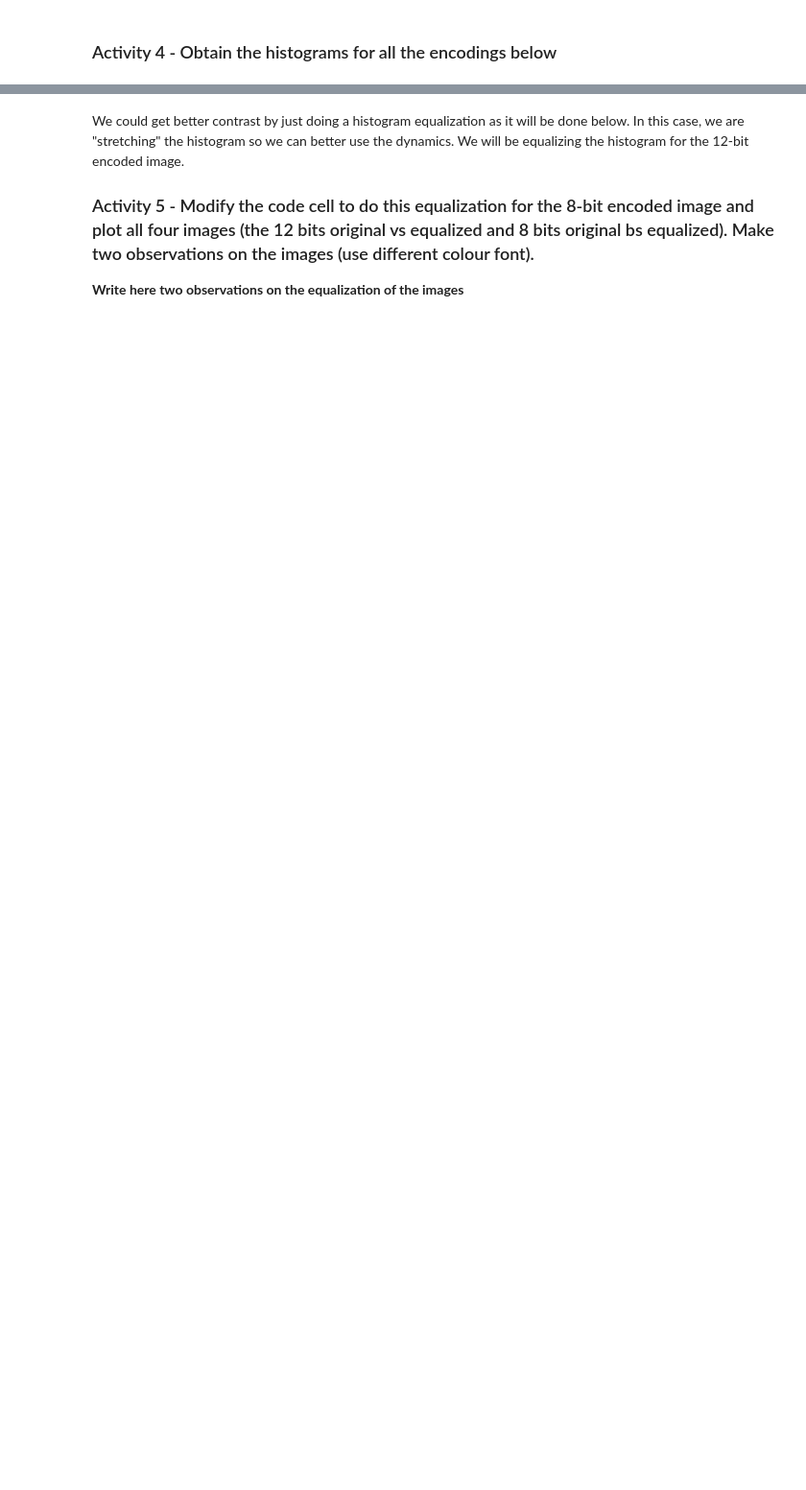
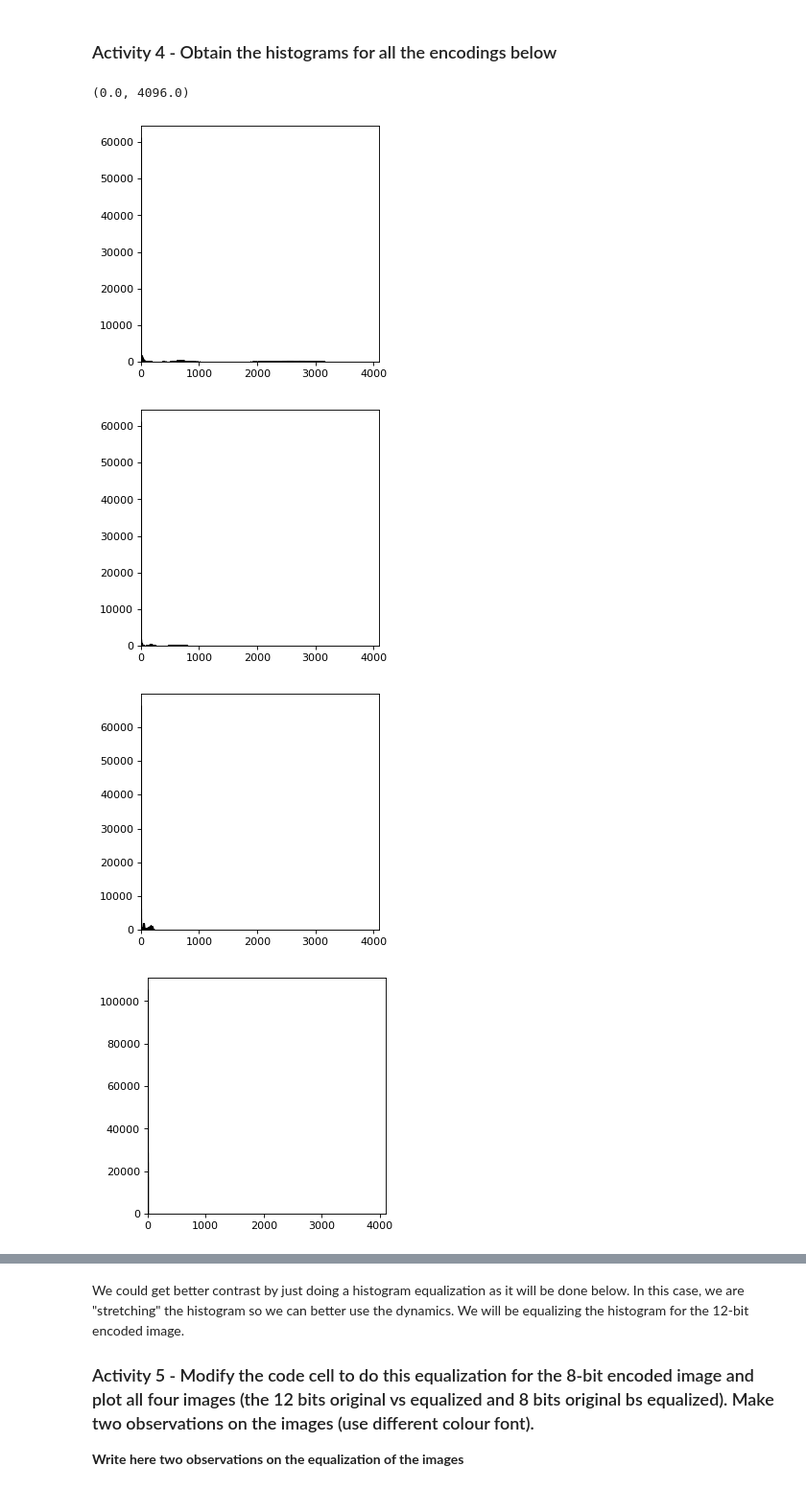
Before and after one commit to Lucas-Ion/Biomedical-Imaging-With-Machine-Learning, a Jupyter notebook: BMEN509-Assignments-main/N2-DICOMImageRendering.ipynb, the cells around one changed output, grey strips where cells are left out. Shown at 96% size. Saved outputs shown, nothing was run; the diff lists cells and outputs as text; code cells hidden in the pictures; blank space fills up the shorter version.

```diff
--- a/BMEN509-Assignments-main/N2-DICOMImageRendering.ipynb
+++ b/BMEN509-Assignments-main/N2-DICOMImageRendering.ipynb
@@ -238,3 +494,60 @@ plt.xlim([0,4096])
+# %%
+# Add code to obtain the histograms
+# HERE
+
+### Histogram 1 ###
+
+hist,bins = np.histogram(Im.flatten(),4096,[0,4096])
+
+fig=plt.figure(figsize=(4, 4), dpi= 80, facecolor='w', edgecolor='b')
+
+# And we plot the histogram here for the original 12 bit image
+plt.hist(Im.flatten(), 4096, [0,4096], fc='k', ec='k')
+plt.xlim([0,4096])
+
+### ### ###
+
+### Histogram 2 ###
+
+hist,bins = np.histogram(Jm.flatten(),4096,[0,4096])
+
+fig=plt.figure(figsize=(4, 4), dpi= 80, facecolor='w', edgecolor='b')
+
+# And we plot the histogram here for the original 12 bit image
+plt.hist(Jm.flatten(), 4096, [0,4096], fc='k', ec='k')
+plt.xlim([0,4096])
+
+### ### ###
+
+### Histogram 3 ###
+
+hist,bins = np.histogram(Km.flatten(),4096,[0,4096])
+
+fig=plt.figure(figsize=(4, 4), dpi= 80, facecolor='w', edgecolor='b')
+
+# And we plot the histogram here for the original 12 bit image
+plt.hist(Km.flatten(), 4096, [0,4096], fc='k', ec='k')
+plt.xlim([0,4096])
+
+### ### ###
+
+### Histogram 4 ###
+
+hist,bins = np.histogram(Lm.flatten(),4096,[0,4096])
+
+fig=plt.figure(figsize=(4, 4), dpi= 80, facecolor='w', edgecolor='b')
+
+# And we plot the histogram here for the original 12 bit image
+plt.hist(Lm.flatten(), 4096, [0,4096], fc='k', ec='k')
+plt.xlim([0,4096])
+
+### ### ###
+# %% [output]
+(0.0, 4096.0)
+[figure, added]
+[figure, added]
+[figure, added]
+[figure, added]
 # %%
 # This uses numpy to generate a histogram
 hist,bins = np.histogram(Im.flatten(),4096,[0,4096])
```
Also changed, not shown: parts of 17 cells of this notebook.
